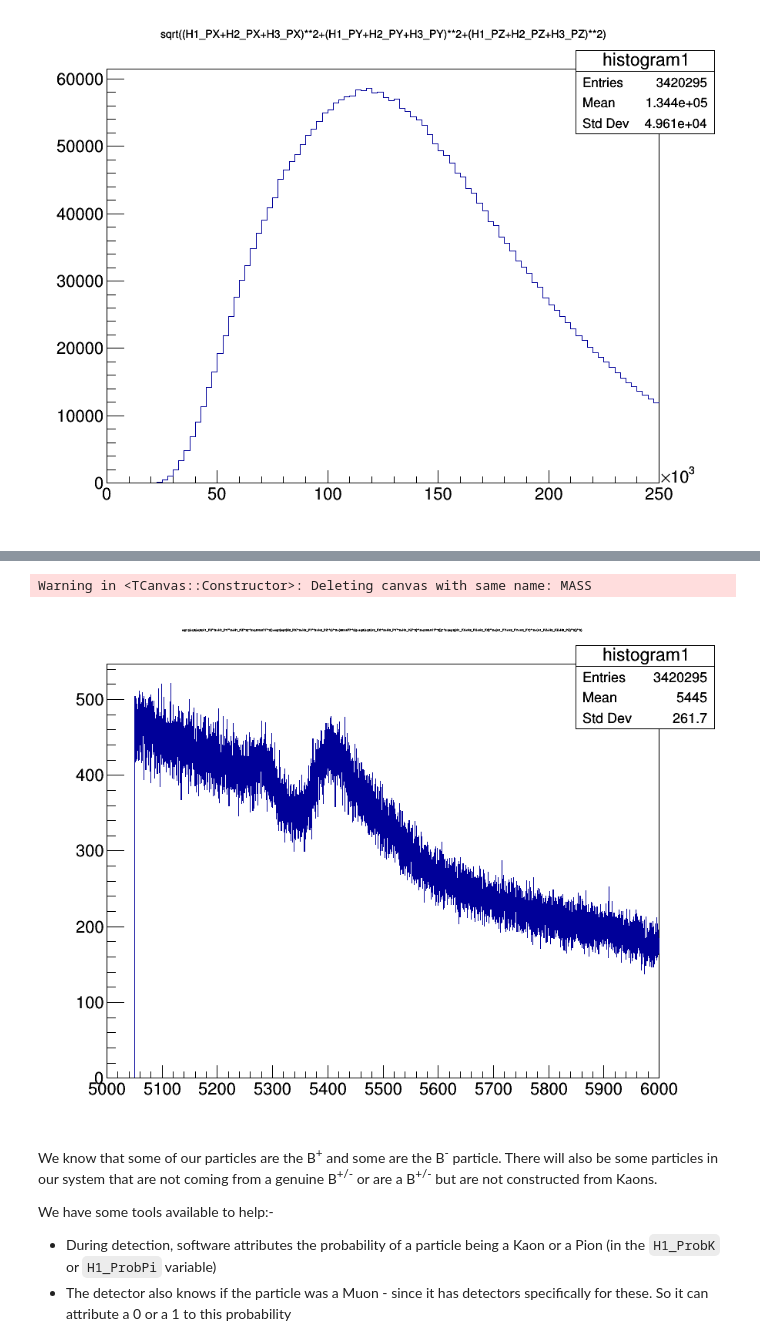
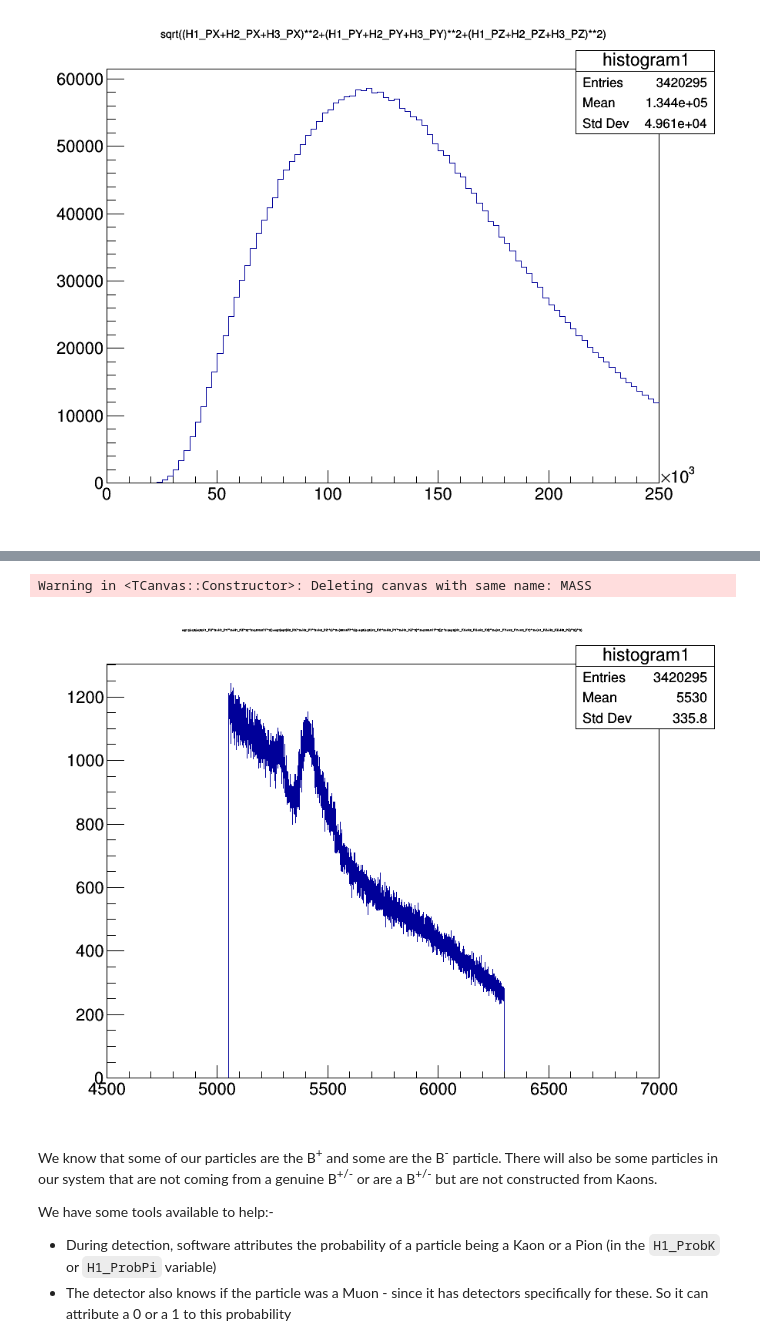
Before and after one commit to 1kruidenp/PRA3024, a Jupyter notebook: Week4_Part_1.ipynb, the cells around one changed output, grey strips where cells are left out. Cells and saved outputs as stored; diff of their text form; code cells hidden in the pictures.

```diff
--- a/Week4_Part_1.ipynb
+++ b/Week4_Part_1.ipynb
@@ -340,25 +287,25 @@ When we calculate this, we will get a distribution of masses. This is due to err
 # %%
-#Use the energy of the B meson and momentum of the B meson as inputs and
-#calculate the mass of the B meson (Found by analysis of the daughter products)
-#Now plot a histogram of the range of masses of the B meson.
-#Does this match what we would expect from theory?
+#Using the energy and momentum of the B meson, we can calucate the mass which is done in the function defined below
+#This is expected to be 5366 MeV
+#Below you will see a plot of the mass calculated below.
+#You can see that the values of the mass ranges around the expected value.
 
 
 def mass (p, e):
   m = "sqrt (("+e+")**2-("+p+")**2)"
   return m
 
 mass_B = mass(PTOT_B, E_T)
 
 m = ROOT.TCanvas("MASS","The Canvas Title",900,700)
 #This string (below) is the total momentum of the H1 particle
-tree.Draw(mass_B+">>histogram1(10000,5000,6000)") #we want 5200 ish
+tree.Draw(mass_B+">>histogram1(10000,4500,7000)")
 histogram1 = ROOT.gDirectory.Get("histogram1")
 #Show me the canvas
 m.Draw()
 # %% [output]
 Warning in <TCanvas::Constructor>: Deleting canvas with same name: MASS
-[figure, old version]
+[figure, new version]
 # %% [markdown]
 We know that some of our particles are the B<sup>+</sup> and some are the B<sup>-</sup> particle. There will also be some particles in our system that are not coming from a genuine B<sup>+/-</sup> or are a B<sup>+/-</sup> but are not constructed from Kaons.
 
```
Also changed, not shown: parts of 33 cells of this notebook.
